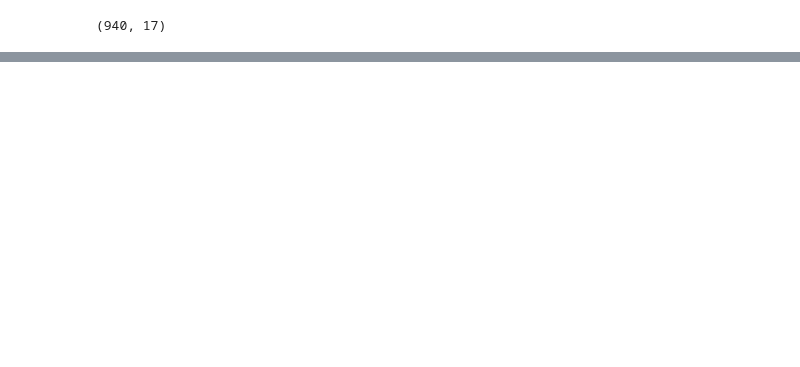
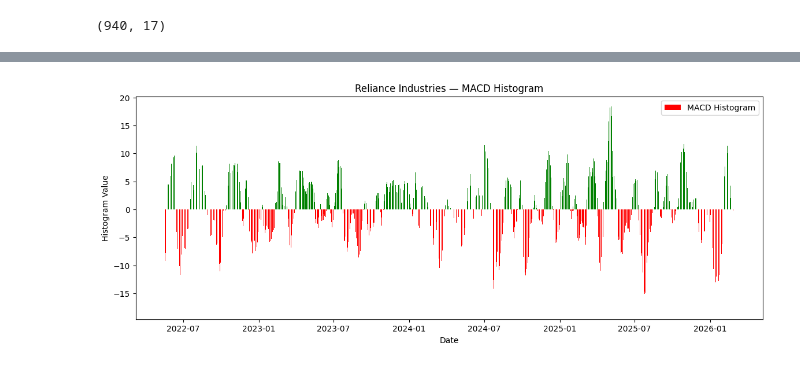
Before and after one commit to samarthpatel03/quantitative-market-analysis, a Jupyter notebook: stock_prediction.ipynb, the cells around one changed output, grey strips where cells are left out. Cells and saved outputs as stored; diff of their text form; code cells hidden in the pictures; blank space fills up the shorter version.

```diff
--- a/stock_prediction.ipynb
+++ b/stock_prediction.ipynb
@@ -188,0 +215,12 @@ print(df.shape)
+# %%
+plt.figure(figsize=(14, 5))
+plt.bar(df.index, df['MACD_Histogram'],
+        color=df['MACD_Histogram'].apply(lambda x: 'green' if x > 0 else 'red'),
+        label='MACD Histogram')
+plt.title('Reliance Industries — MACD Histogram')
+plt.xlabel('Date')
+plt.ylabel('Histogram Value')
+plt.legend()
+plt.show()
+# %% [output]
+[figure, added]
```
Also changed, not shown: parts of 8 cells of this notebook.
